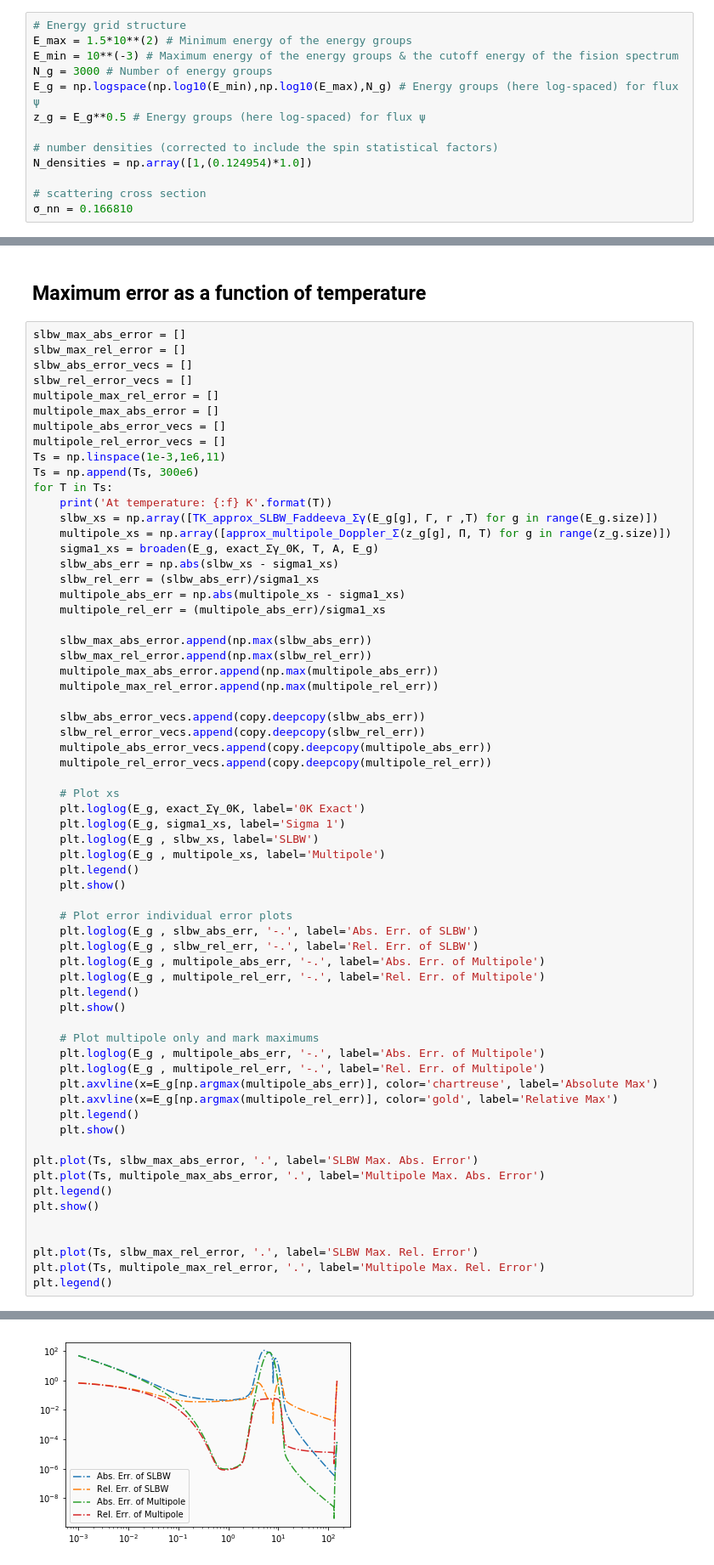
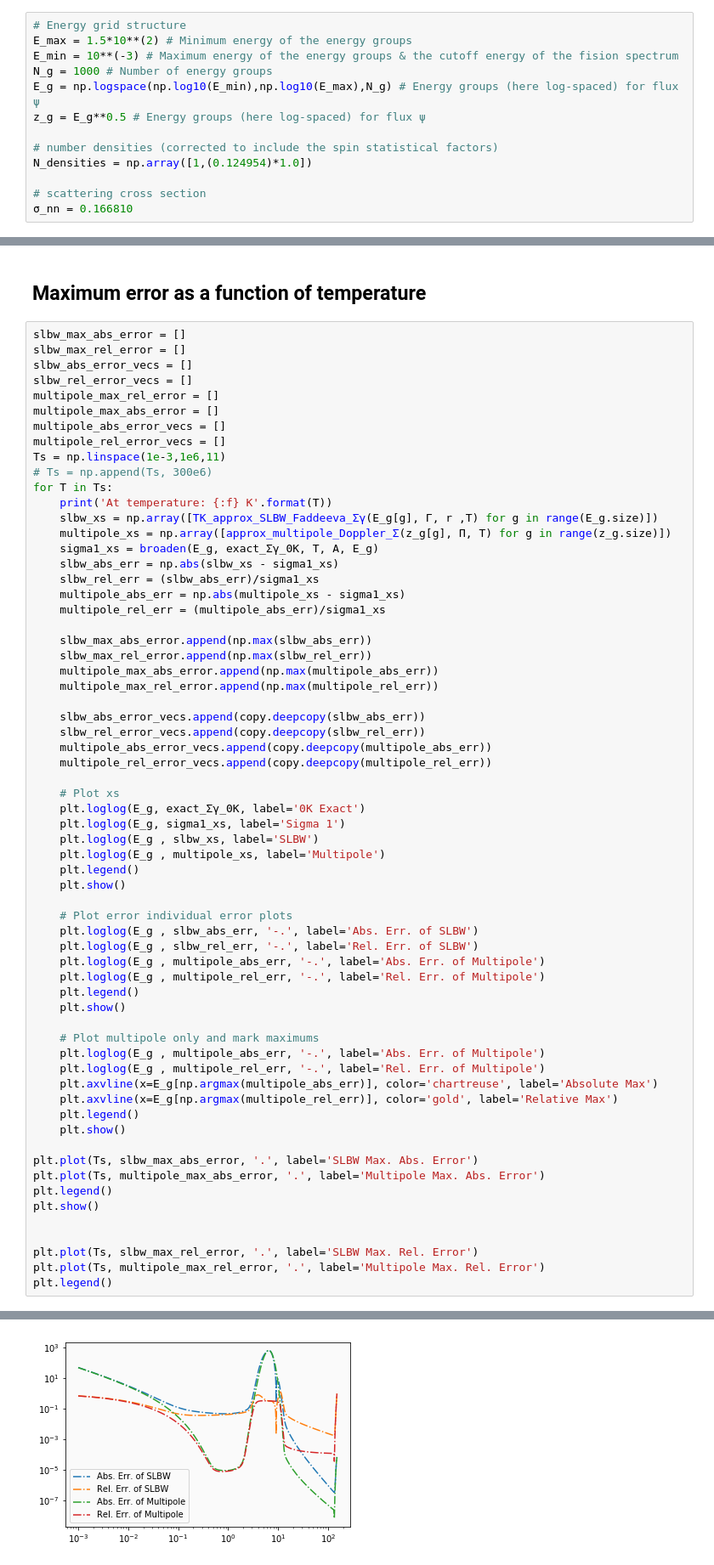
Before and after one commit to icmeyer/Uncertainty-Methods-Toy-Problem, a Jupyter notebook: temperature treatment.ipynb, the cells around one changed output, grey strips where cells are left out. Shown at 85% size. Drawn from its saved outputs; the diff is of its cells as text.

```diff
--- a/temperature treatment.ipynb
+++ b/temperature treatment.ipynb
@@ -40,7 +40,7 @@ from vector_fit import VF_algorithm, rational_function
 # Energy grid structure
 E_max = 1.5*10**(2) # Minimum energy of the energy groups
 E_min = 10**(-3) # Maximum energy of the energy groups & the cutoff energy of the fision spectrum
-N_g = 3000 # Number of energy groups
+N_g = 1000 # Number of energy groups
 E_g = np.logspace(np.log10(E_min),np.log10(E_max),N_g) # Energy groups (here log-spaced) for flux ψ
 z_g = E_g**0.5 # Energy groups (here log-spaced) for flux ψ
 
@@ -297,7 +297,7 @@ multipole_max_abs_error = []
 multipole_abs_error_vecs = []
 multipole_rel_error_vecs = []
 Ts = np.linspace(1e-3,1e6,11)
-Ts = np.append(Ts, 300e6)
+# Ts = np.append(Ts, 300e6)
 for T in Ts:
     print('At temperature: {:f} K'.format(T))
     slbw_xs = np.array([TK_approx_SLBW_Faddeeva_Σγ(E_g[g], Γ, r ,T) for g in range(E_g.size)])
@@ -365 +365 @@ At temperature: 200000.000800 K
-[figure, old version]
+[figure, new version]
```
Also changed, not shown: parts of 8 cells of this notebook, 10 other files.
